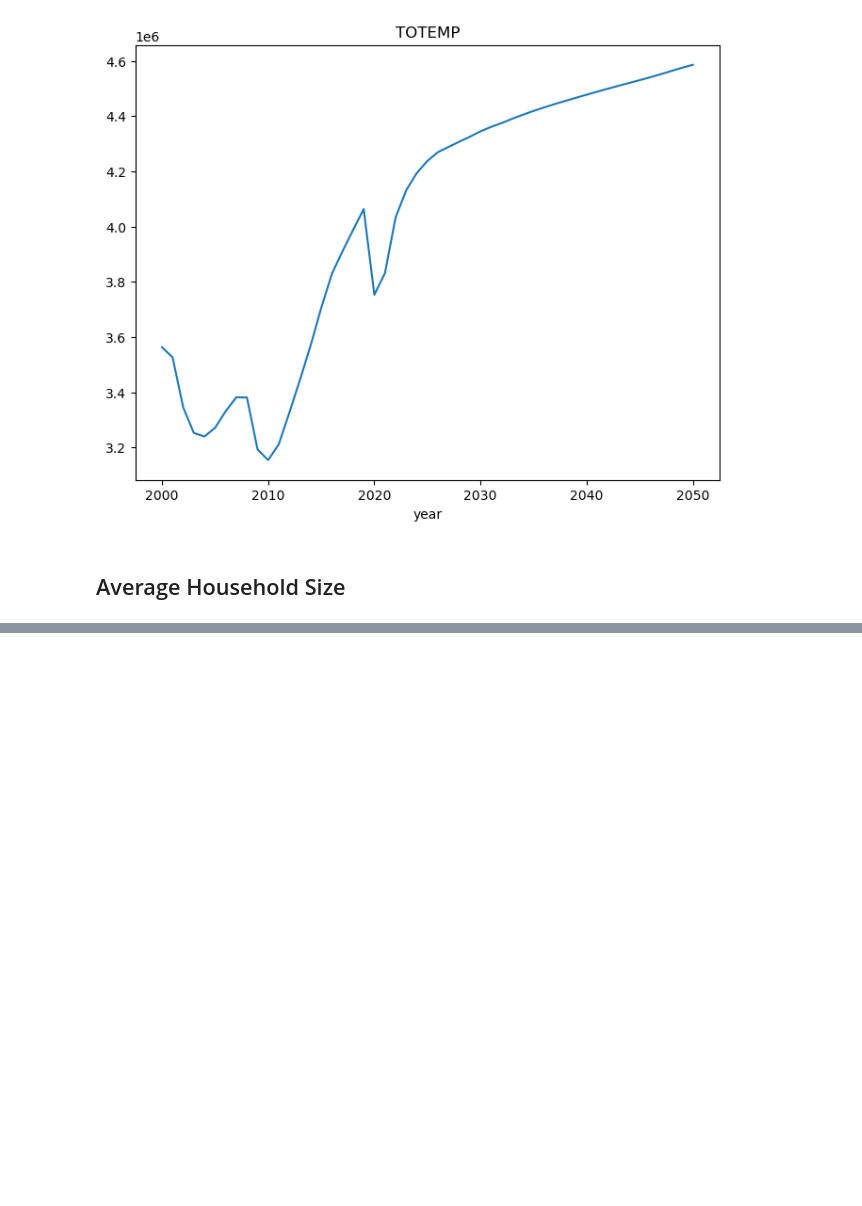
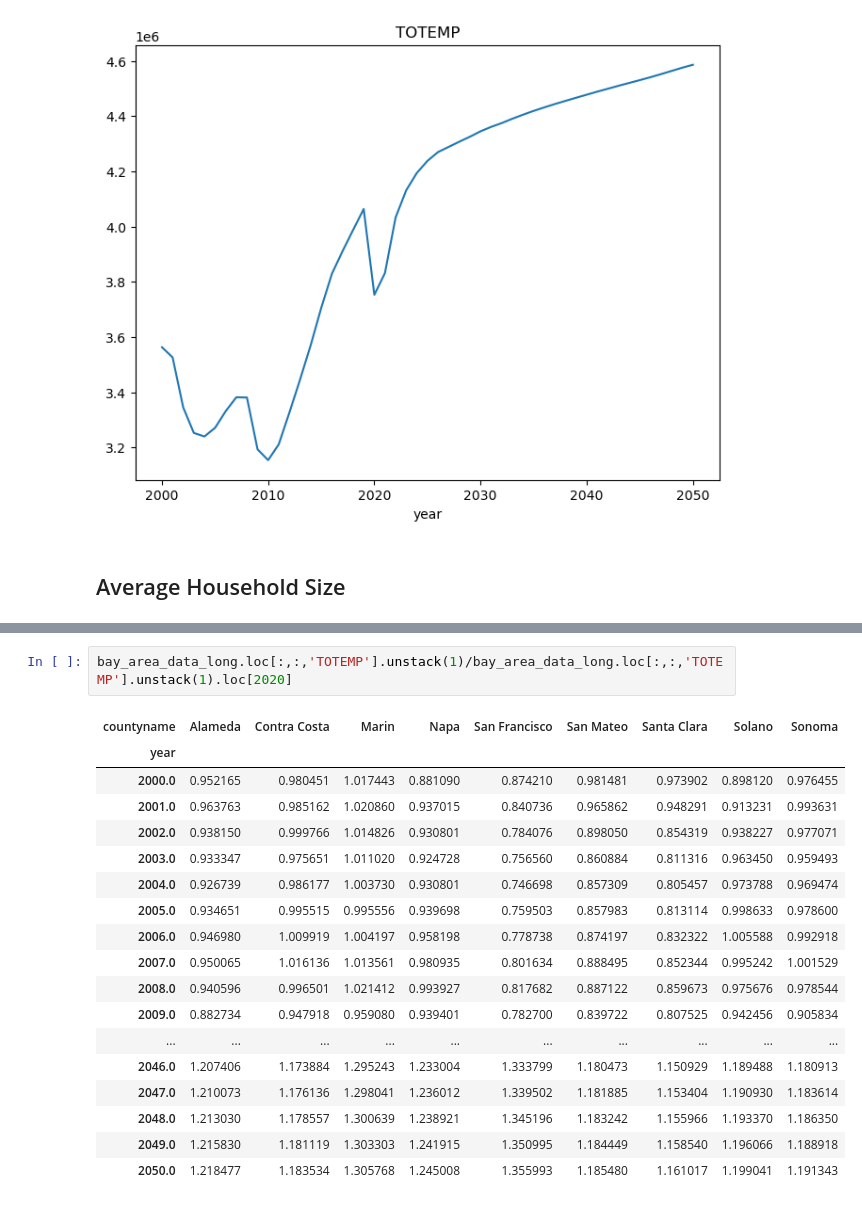
Before and after one commit to BayAreaMetro/regional_forecast, a Jupyter notebook: contextual/ca_econ_forecast/Parse Caltrans California Economic Forecast .ipynb, the cells around one changed output, grey strips where cells are left out. Saved outputs shown, nothing was run; the diff lists cells and outputs as text; blank space fills up the shorter version.

```diff
--- a/contextual/ca_econ_forecast/Parse Caltrans California Economic Forecast .ipynb
+++ b/contextual/ca_econ_forecast/Parse Caltrans California Economic Forecast .ipynb
@@ -140,0 +315,21 @@ for var in ['TOTPOP','TOTHH','TOTEMP']:
+# %%
+bay_area_data_long.loc[:,:,'TOTEMP'].unstack(1)/bay_area_data_long.loc[:,:,'TOTEMP'].unstack(1).loc[2020]
+# %% [output]
+| countyname | Alameda | Contra Costa | Marin | Napa | San Francisco | San Mateo | Santa Clara | Solano | Sonoma |
+| year |  |  |  |  |  |  |  |  |  |
+| 2000.0 | 0.952165 | 0.980451 | 1.017443 | 0.881090 | 0.874210 | 0.981481 | 0.973902 | 0.898120 | 0.976455 |
+| 2001.0 | 0.963763 | 0.985162 | 1.020860 | 0.937015 | 0.840736 | 0.965862 | 0.948291 | 0.913231 | 0.993631 |
+| 2002.0 | 0.938150 | 0.999766 | 1.014826 | 0.930801 | 0.784076 | 0.898050 | 0.854319 | 0.938227 | 0.977071 |
+| 2003.0 | 0.933347 | 0.975651 | 1.011020 | 0.924728 | 0.756560 | 0.860884 | 0.811316 | 0.963450 | 0.959493 |
+| 2004.0 | 0.926739 | 0.986177 | 1.003730 | 0.930801 | 0.746698 | 0.857309 | 0.805457 | 0.973788 | 0.969474 |
+| 2005.0 | 0.934651 | 0.995515 | 0.995556 | 0.939698 | 0.759503 | 0.857983 | 0.813114 | 0.998633 | 0.978600 |
+| 2006.0 | 0.946980 | 1.009919 | 1.004197 | 0.958198 | 0.778738 | 0.874197 | 0.832322 | 1.005588 | 0.992918 |
+| 2007.0 | 0.950065 | 1.016136 | 1.013561 | 0.980935 | 0.801634 | 0.888495 | 0.852344 | 0.995242 | 1.001529 |
+| 2008.0 | 0.940596 | 0.996501 | 1.021412 | 0.993927 | 0.817682 | 0.887122 | 0.859673 | 0.975676 | 0.978544 |
+| 2009.0 | 0.882734 | 0.947918 | 0.959080 | 0.939401 | 0.782700 | 0.839722 | 0.807525 | 0.942456 | 0.905834 |
+| ... | ... | ... | ... | ... | ... | ... | ... | ... | ... |
+| 2046.0 | 1.207406 | 1.173884 | 1.295243 | 1.233004 | 1.333799 | 1.180473 | 1.150929 | 1.189488 | 1.180913 |
+| 2047.0 | 1.210073 | 1.176136 | 1.298041 | 1.236012 | 1.339502 | 1.181885 | 1.153404 | 1.190930 | 1.183614 |
+| 2048.0 | 1.213030 | 1.178557 | 1.300639 | 1.238921 | 1.345196 | 1.183242 | 1.155966 | 1.193370 | 1.186350 |
+| 2049.0 | 1.215830 | 1.181119 | 1.303303 | 1.241915 | 1.350995 | 1.184449 | 1.158540 | 1.196066 | 1.188918 |
+| 2050.0 | 1.218477 | 1.183534 | 1.305768 | 1.245008 | 1.355993 | 1.185480 | 1.161017 | 1.199041 | 1.191343 |
```
Also changed, not shown: parts of 16 cells of this notebook, 9 other files.
